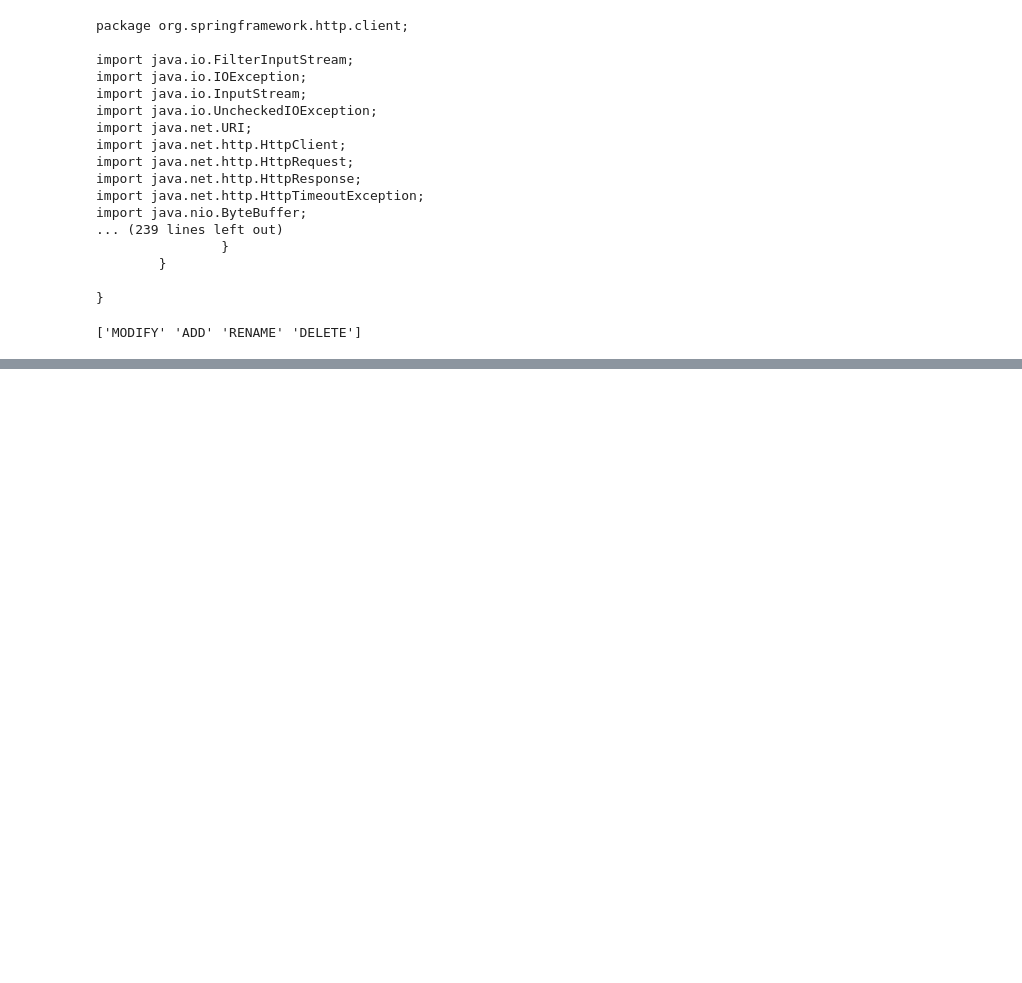
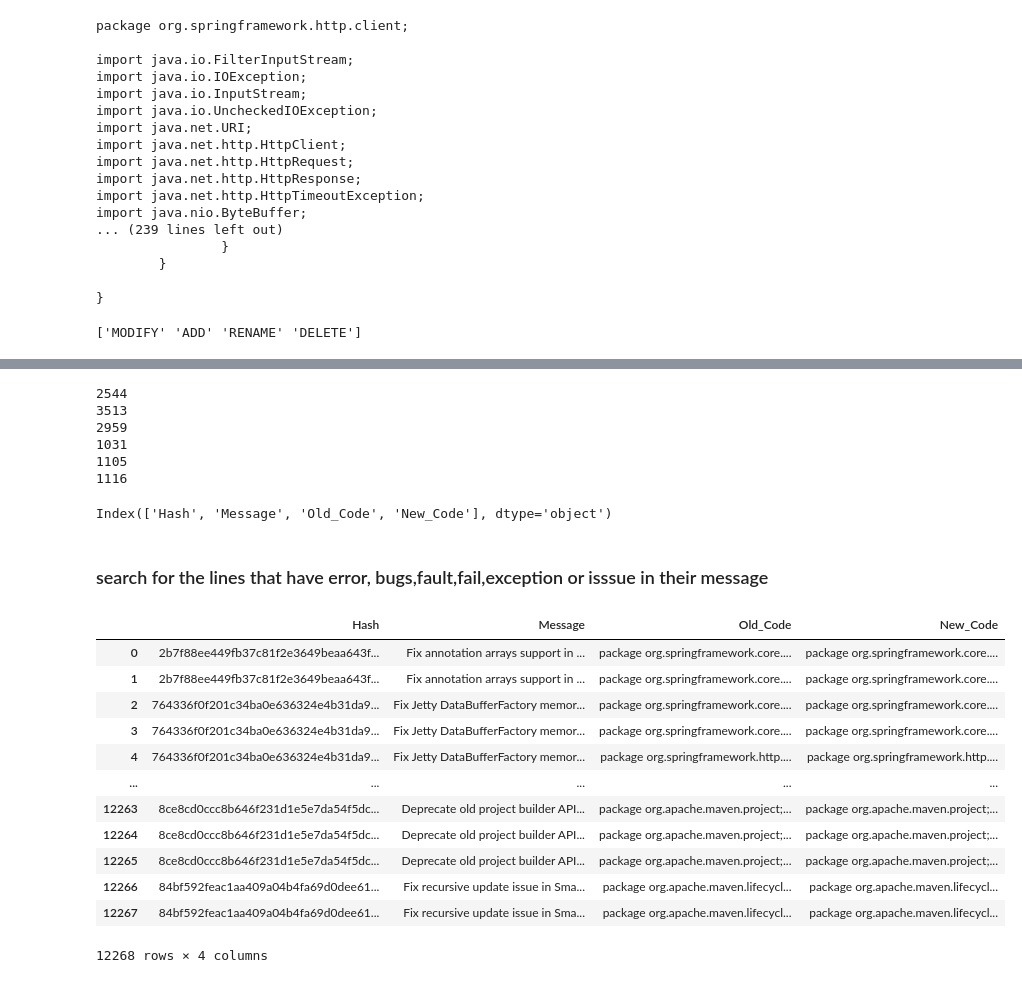
Before and after one commit to yacinemebarki/java_bugs, a Jupyter notebook: model.ipynb, the cells around one changed output, grey strips where cells are left out. Cells and saved outputs as stored; diff of their text form; code cells hidden in the pictures; blank space fills up the shorter version.

```diff
--- a/model.ipynb
+++ b/model.ipynb
@@ -147,0 +188,37 @@ df
+# %%
+keywords = ['bug', 'error', 'issue', 'fault', 'fail', 'exception']
+for word in keywords:
+    print(df["Message"].str.contains(word, case=False).sum())
+# %% [output]
+2544
+3513
+2959
+1031
+1105
+1116
+# %%
+df.columns
+# %% [output]
+Index(['Hash', 'Message', 'Old_Code', 'New_Code'], dtype='object')
+# %% [markdown]
+### search for the lines that have error, bugs,fault,fail,exception or isssue in their message
+# %%
+df_target=pd.DataFrame(columns=['Hash', 'Message', 'Old_Code', 'New_Code'])
+for word in keywords:
+    df_sub=df[df["Message"].str.contains(word,case=False)]
+    df_target=pd.concat([df_target,df_sub],ignore_index=True)
+df_target
+# %% [output]
+|  | Hash | Message | Old_Code | New_Code |
+| 0 | 2b7f88ee449fb37c81f2e3649beaa643f... | Fix annotation arrays support in ... | package org.springframework.core.... | package org.springframework.core.... |
+| 1 | 2b7f88ee449fb37c81f2e3649beaa643f... | Fix annotation arrays support in ... | package org.springframework.core.... | package org.springframework.core.... |
+| 2 | 764336f0f201c34ba0e636324e4b31da9... | Fix Jetty DataBufferFactory memor... | package org.springframework.core.... | package org.springframework.core.... |
+| 3 | 764336f0f201c34ba0e636324e4b31da9... | Fix Jetty DataBufferFactory memor... | package org.springframework.core.... | package org.springframework.core.... |
+| 4 | 764336f0f201c34ba0e636324e4b31da9... | Fix Jetty DataBufferFactory memor... | package org.springframework.http.... | package org.springframework.http.... |
+| ... | ... | ... | ... | ... |
+| 12263 | 8ce8cd0ccc8b646f231d1e5e7da54f5dc... | Deprecate old project builder API... | package org.apache.maven.project;... | package org.apache.maven.project;... |
+| 12264 | 8ce8cd0ccc8b646f231d1e5e7da54f5dc... | Deprecate old project builder API... | package org.apache.maven.project;... | package org.apache.maven.project;... |
+| 12265 | 8ce8cd0ccc8b646f231d1e5e7da54f5dc... | Deprecate old project builder API... | package org.apache.maven.project;... | package org.apache.maven.project;... |
+| 12266 | 84bf592feac1aa409a04b4fa69d0dee61... | Fix recursive update issue in Sma... | package org.apache.maven.lifecycl... | package org.apache.maven.lifecycl... |
+| 12267 | 84bf592feac1aa409a04b4fa69d0dee61... | Fix recursive update issue in Sma... | package org.apache.maven.lifecycl... | package org.apache.maven.lifecycl... |
+12268 rows × 4 columns
```
Also changed, not shown: parts of 33 cells of this notebook.
